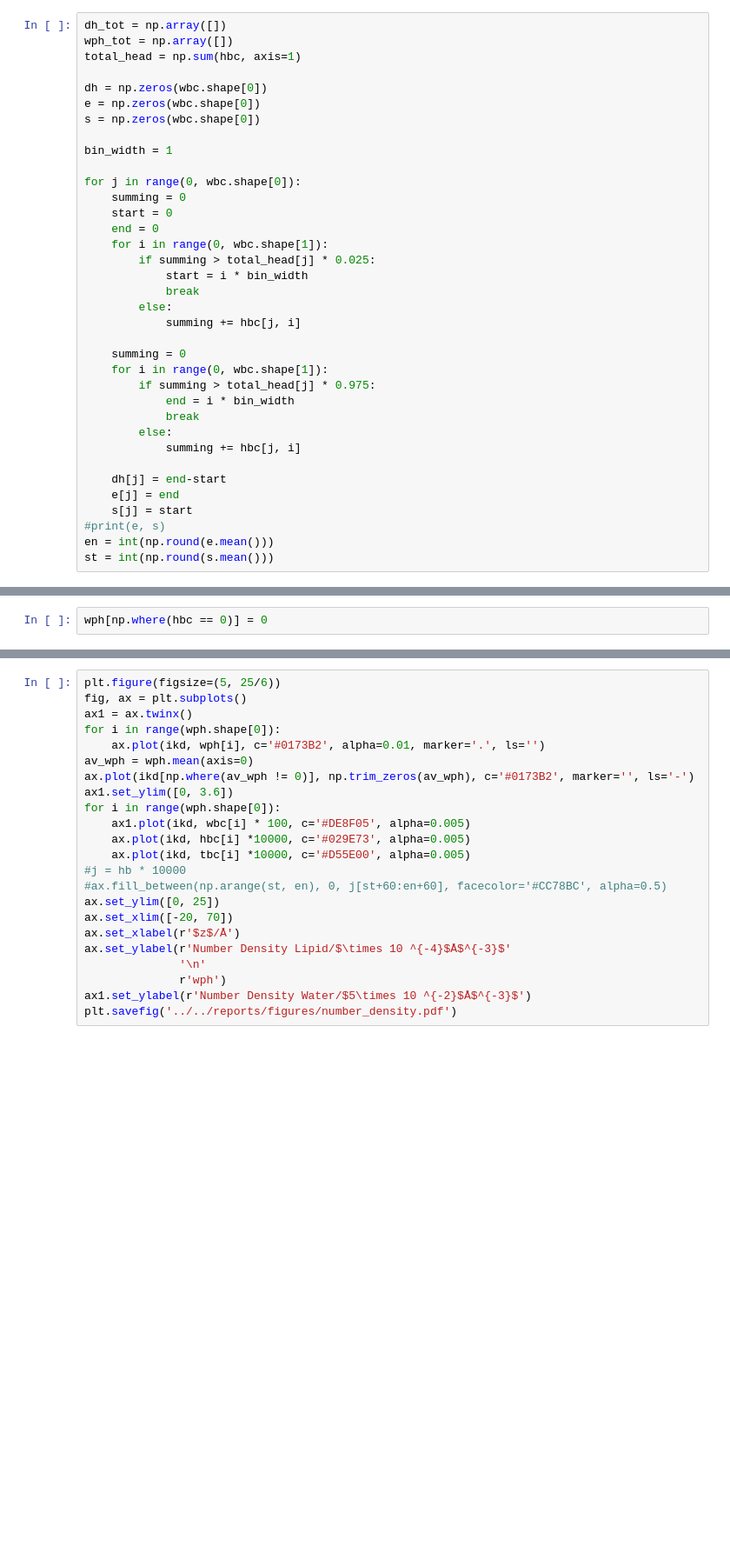
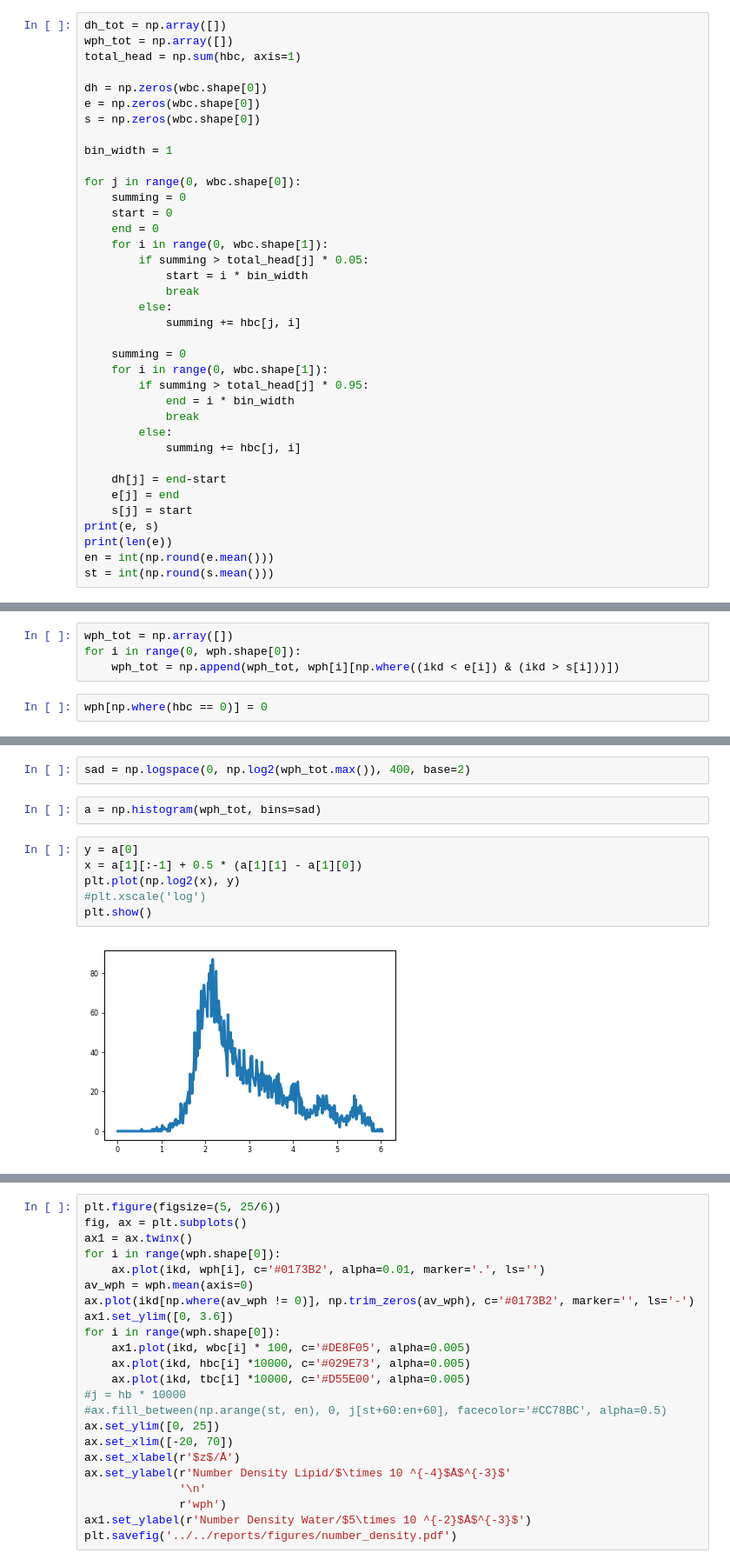
Before and after one commit to arm61/sim_vs_trad, a Jupyter notebook: notebooks/simulation/density_plot.ipynb, the cells around one changed output, grey strips where cells are left out. Shown: that part at 87% size. Cells and saved outputs as stored; diff of their text form; blank space fills up the shorter version.

```diff
--- a/notebooks/simulation/density_plot.ipynb
+++ b/notebooks/simulation/density_plot.ipynb
@@ -60,7 +64,7 @@ for j in range(0, wbc.shape[0]):
     start = 0
     end = 0
     for i in range(0, wbc.shape[1]):
-        if summing > total_head[j] * 0.025:
+        if summing > total_head[j] * 0.05:
             start = i * bin_width
             break
         else:
@@ -68,7 +72,7 @@ for j in range(0, wbc.shape[0]):
 
     summing = 0
     for i in range(0, wbc.shape[1]):
-        if summing > total_head[j] * 0.975:
+        if summing > total_head[j] * 0.95:
             end = i * bin_width
             break
         else:
@@ -77,6 +81,7 @@ for j in range(0, wbc.shape[0]):
     dh[j] = end-start
     e[j] = end
     s[j] = start
-#print(e, s)
+print(e, s)
+print(len(e))
 en = int(np.round(e.mean()))
 st = int(np.round(s.mean()))
@@ -83,2 +106,6 @@ st = int(np.round(s.mean()))
+# %%
+wph_tot = np.array([])
+for i in range(0, wph.shape[0]):
+    wph_tot = np.append(wph_tot, wph[i][np.where((ikd < e[i]) & (ikd > s[i]))])
 # %%
 wph[np.where(hbc == 0)] = 0
@@ -84,0 +126,12 @@ wph[np.where(hbc == 0)] = 0
+# %%
+sad = np.logspace(0, np.log2(wph_tot.max()), 400, base=2)
+# %%
+a = np.histogram(wph_tot, bins=sad)
+# %%
+y = a[0]
+x = a[1][:-1] + 0.5 * (a[1][1] - a[1][0])
+plt.plot(np.log2(x), y)
+#plt.xscale('log')
+plt.show()
+# %% [output]
+[figure, added]
```
Also changed, not shown: parts of 6 cells of this notebook, 24 other files.
